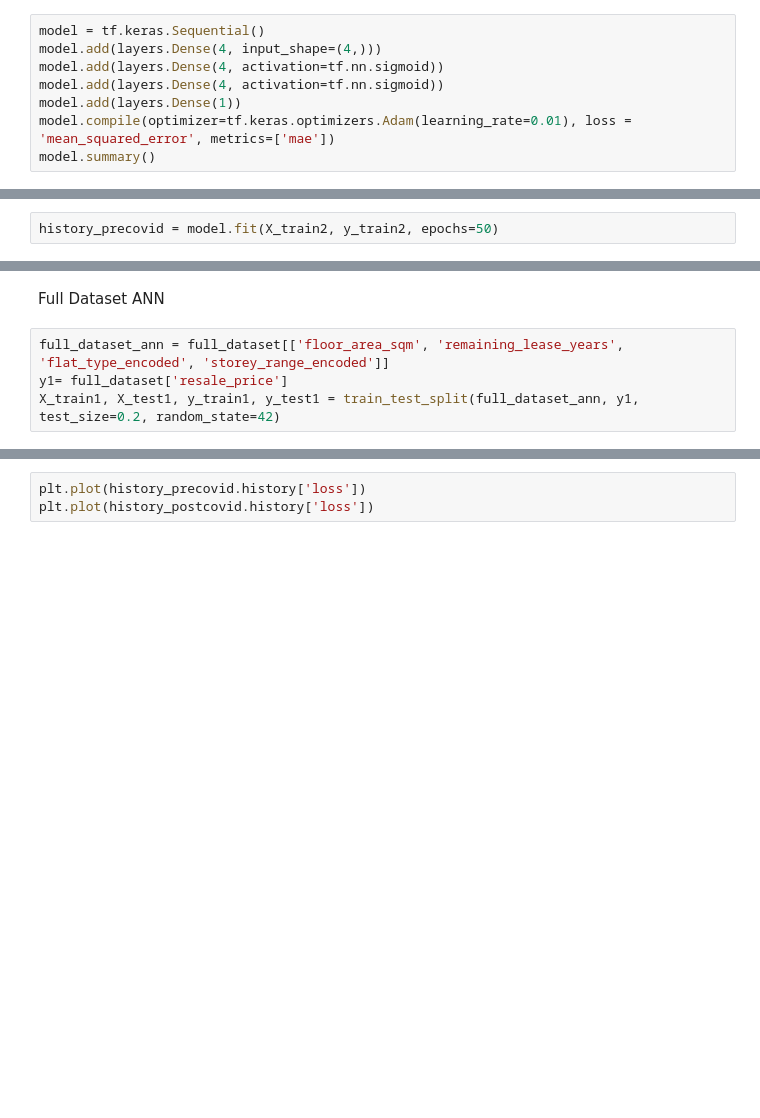
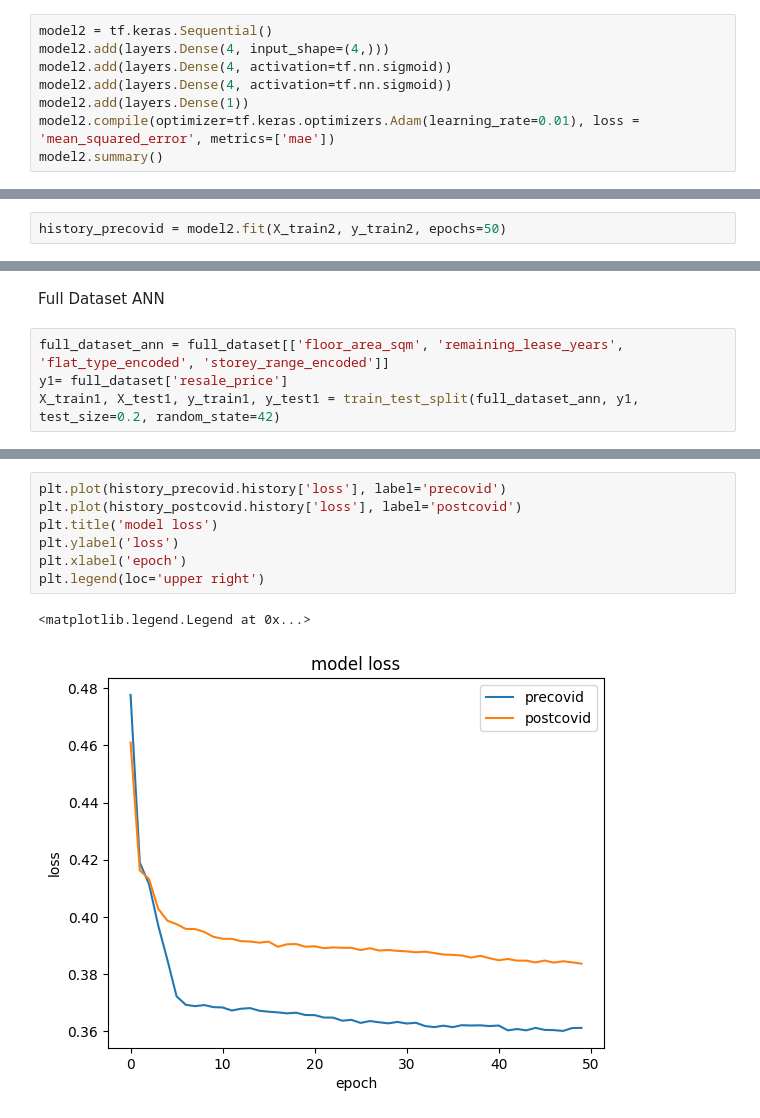
Before and after one commit to raphaelgohwx/datamining, a Jupyter notebook: ANN.ipynb, the cells around one changed output, grey strips where cells are left out. Saved outputs shown, nothing was run; the diff lists cells and outputs as text; blank space fills up the shorter version.

Commit message:
Fix loss graph

```diff
--- a/ANN.ipynb
+++ b/ANN.ipynb
@@ -490,11 +488,11 @@ y2= precovid_dataset['resale_price']
 precovid_dataset_ann = precovid_dataset[['floor_area_sqm', 'remaining_lease_years', 'flat_type_encoded', 'storey_range_encoded']]
 X_train2, X_test2, y_train2, y_test2 = train_test_split(precovid_dataset_ann, y2, test_size=0.2)
 # %%
-model = tf.keras.Sequential()
-model.add(layers.Dense(4, input_shape=(4,)))
-model.add(layers.Dense(4, activation=tf.nn.sigmoid))
-model.add(layers.Dense(4, activation=tf.nn.sigmoid))
-model.add(layers.Dense(1))
-model.compile(optimizer=tf.keras.optimizers.Adam(learning_rate=0.01), loss = 'mean_squared_error', metrics=['mae'])
-model.summary()
+model2 = tf.keras.Sequential()
+model2.add(layers.Dense(4, input_shape=(4,)))
+model2.add(layers.Dense(4, activation=tf.nn.sigmoid))
+model2.add(layers.Dense(4, activation=tf.nn.sigmoid))
+model2.add(layers.Dense(1))
+model2.compile(optimizer=tf.keras.optimizers.Adam(learning_rate=0.01), loss = 'mean_squared_error', metrics=['mae'])
+model2.summary()
 # %% [output]
@@ -516,6 +514,6 @@ Trainable params: 65 (260.00 Byte)
 Non-trainable params: 0 (0.00 Byte)
 _________________________________________________________________
 # %%
-history_precovid = model.fit(X_train2, y_train2, epochs=50)
+history_precovid = model2.fit(X_train2, y_train2, epochs=50)
 # %% [output]
 Epoch 1/50
@@ -570,3 +570,10 @@ test_mse, test_mae = model.evaluate(X_test1, y_test1)
 # %%
-plt.plot(history_precovid.history['loss'])
-plt.plot(history_postcovid.history['loss'])
+plt.plot(history_precovid.history['loss'], label='precovid')
+plt.plot(history_postcovid.history['loss'], label='postcovid')
+plt.title('model loss')
+plt.ylabel('loss')
+plt.xlabel('epoch')
+plt.legend(loc='upper right')
+# %% [output]
+<matplotlib.legend.Legend at 0x...>
+[figure, added]
```
Also changed, not shown: parts of 8 cells of this notebook.
